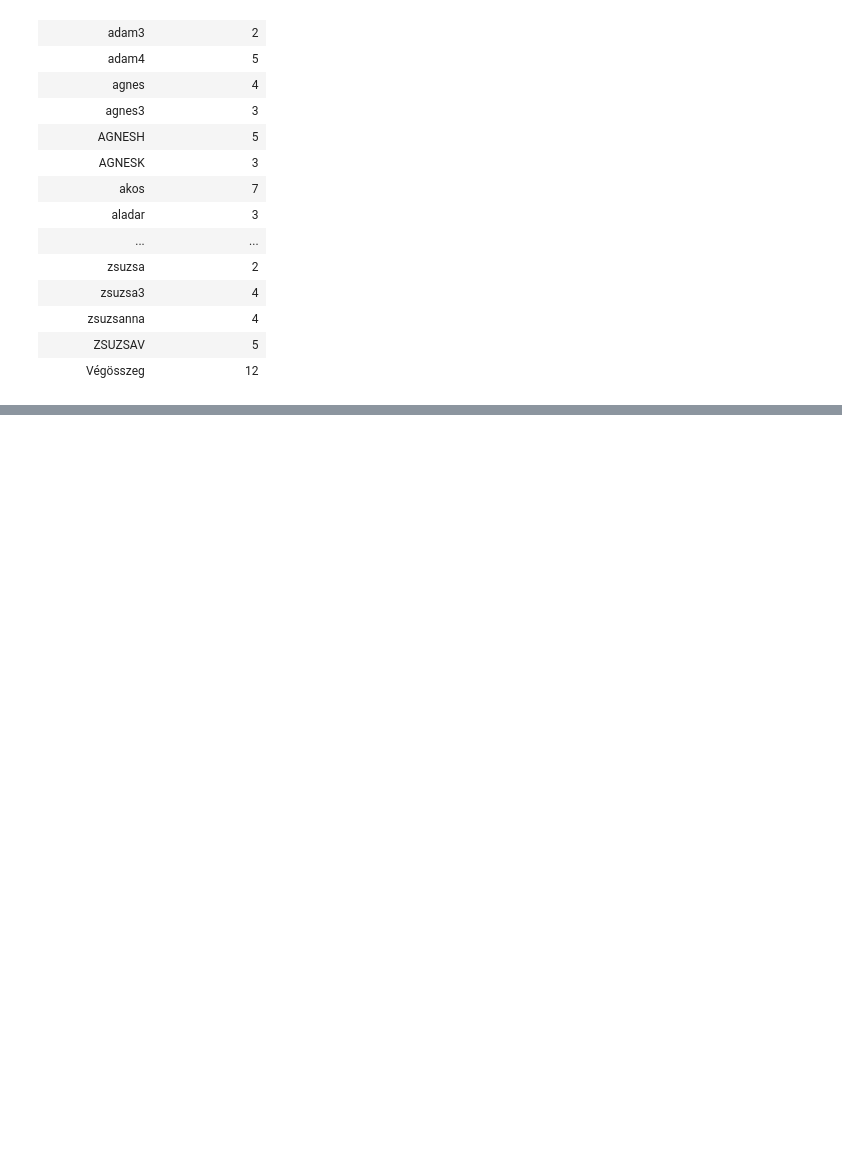
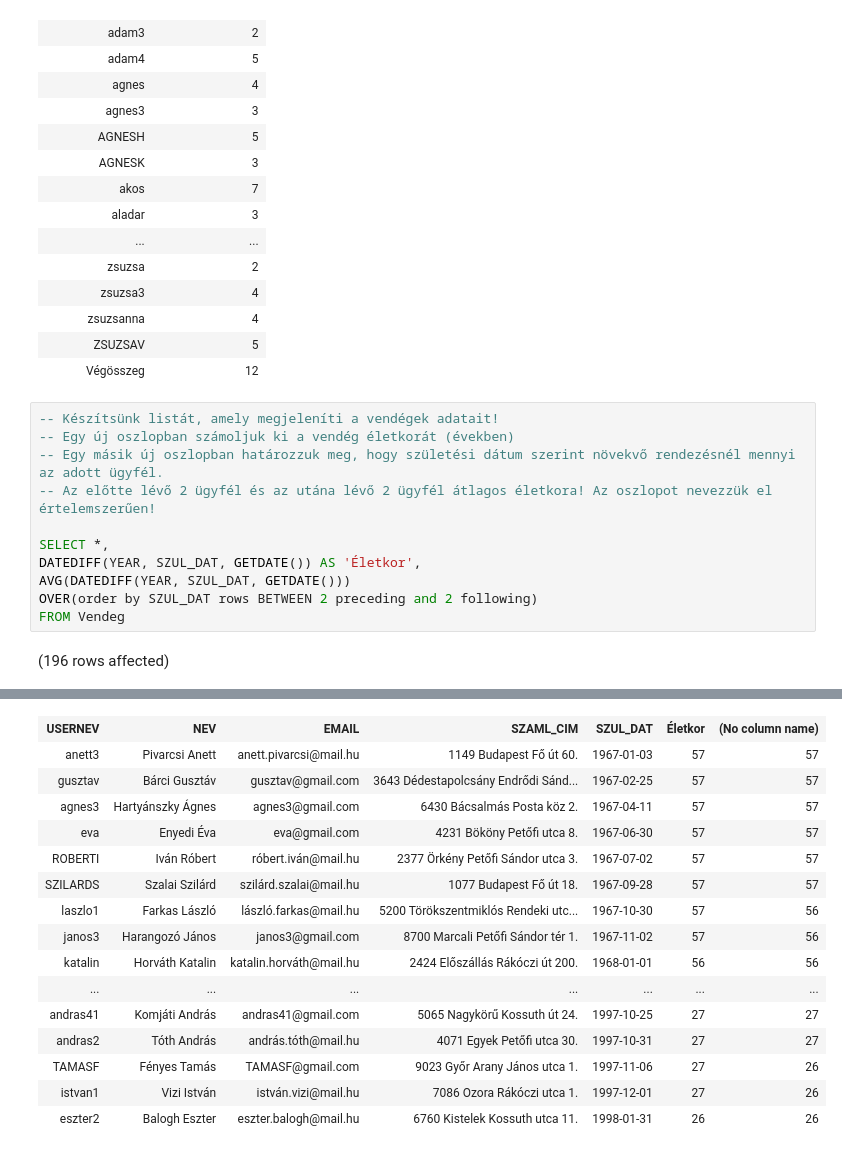
Before and after one commit to corvinus-yq7que/adatbazisok-yq7que, a Jupyter notebook: gyakorlat06_feladatok.ipynb, the cells around one changed output, grey strips where cells are left out. Drawn from its saved outputs; the diff is of its cells as text; blank space fills up the shorter version.

```diff
--- a/gyakorlat06_feladatok.ipynb
+++ b/gyakorlat06_feladatok.ipynb
@@ -202,3 +202,16 @@ Total execution time: 00:00:00.029
 | zsuzsanna | 4 |
 | ZSUZSAV | 5 |
 | Végösszeg | 12 |
+# %%
+-- Készítsünk listát, amely megjeleníti a vendégek adatait!
+-- Egy új oszlopban számoljuk ki a vendég életkorát (években)
+-- Egy másik új oszlopban határozzuk meg, hogy születési dátum szerint növekvő rendezésnél mennyi az adott ügyfél.
+-- Az előtte lévő 2 ügyfél és az utána lévő 2 ügyfél átlagos életkora! Az oszlopot nevezzük el értelemszerűen!
+
+SELECT *,
+DATEDIFF(YEAR, SZUL_DAT, GETDATE()) AS 'Életkor',
+AVG(DATEDIFF(YEAR, SZUL_DAT, GETDATE()))
+OVER(order by SZUL_DAT rows BETWEEN 2 preceding and 2 following)
+FROM Vendeg
+# %% [output]
+(196 rows affected)
@@ -204,0 +219,16 @@ Total execution time: 00:00:00.029
+| USERNEV | NEV | EMAIL | SZAML_CIM | SZUL_DAT | Életkor | (No column name) |
+| anett3 | Pivarcsi Anett | anett.pivarcsi@mail.hu | 1149 Budapest Fő út 60. | 1967-01-03 | 57 | 57 |
+| gusztav | Bárci Gusztáv | gusztav@gmail.com | 3643 Dédestapolcsány Endrődi Sánd... | 1967-02-25 | 57 | 57 |
+| agnes3 | Hartyánszky Ágnes | agnes3@gmail.com | 6430 Bácsalmás Posta köz 2. | 1967-04-11 | 57 | 57 |
+| eva | Enyedi Éva | eva@gmail.com | 4231 Bököny Petőfi utca 8. | 1967-06-30 | 57 | 57 |
+| ROBERTI | Iván Róbert | róbert.iván@mail.hu | 2377 Örkény Petőfi Sándor utca 3. | 1967-07-02 | 57 | 57 |
+| SZILARDS | Szalai Szilárd | szilárd.szalai@mail.hu | 1077 Budapest Fő út 18. | 1967-09-28 | 57 | 57 |
+| laszlo1 | Farkas László | lászló.farkas@mail.hu | 5200 Törökszentmiklós Rendeki utc... | 1967-10-30 | 57 | 56 |
+| janos3 | Harangozó János | janos3@gmail.com | 8700 Marcali Petőfi Sándor tér 1. | 1967-11-02 | 57 | 56 |
+| katalin | Horváth Katalin | katalin.horváth@mail.hu | 2424 Előszállás Rákóczi út 200. | 1968-01-01 | 56 | 56 |
+| ... | ... | ... | ... | ... | ... | ... |
+| andras41 | Komjáti András | andras41@gmail.com | 5065 Nagykörű Kossuth út 24. | 1997-10-25 | 27 | 27 |
+| andras2 | Tóth András | andrás.tóth@mail.hu | 4071 Egyek Petőfi utca 30. | 1997-10-31 | 27 | 27 |
+| TAMASF | Fényes Tamás | TAMASF@gmail.com | 9023 Győr Arany János utca 1. | 1997-11-06 | 27 | 26 |
+| istvan1 | Vizi István | istván.vizi@mail.hu | 7086 Ozora Rákóczi utca 1. | 1997-12-01 | 27 | 26 |
+| eszter2 | Balogh Eszter | eszter.balogh@mail.hu | 6760 Kistelek Kossuth utca 11. | 1998-01-31 | 26 | 26 |
```
Also changed, not shown: parts of 1 cell of this notebook.
